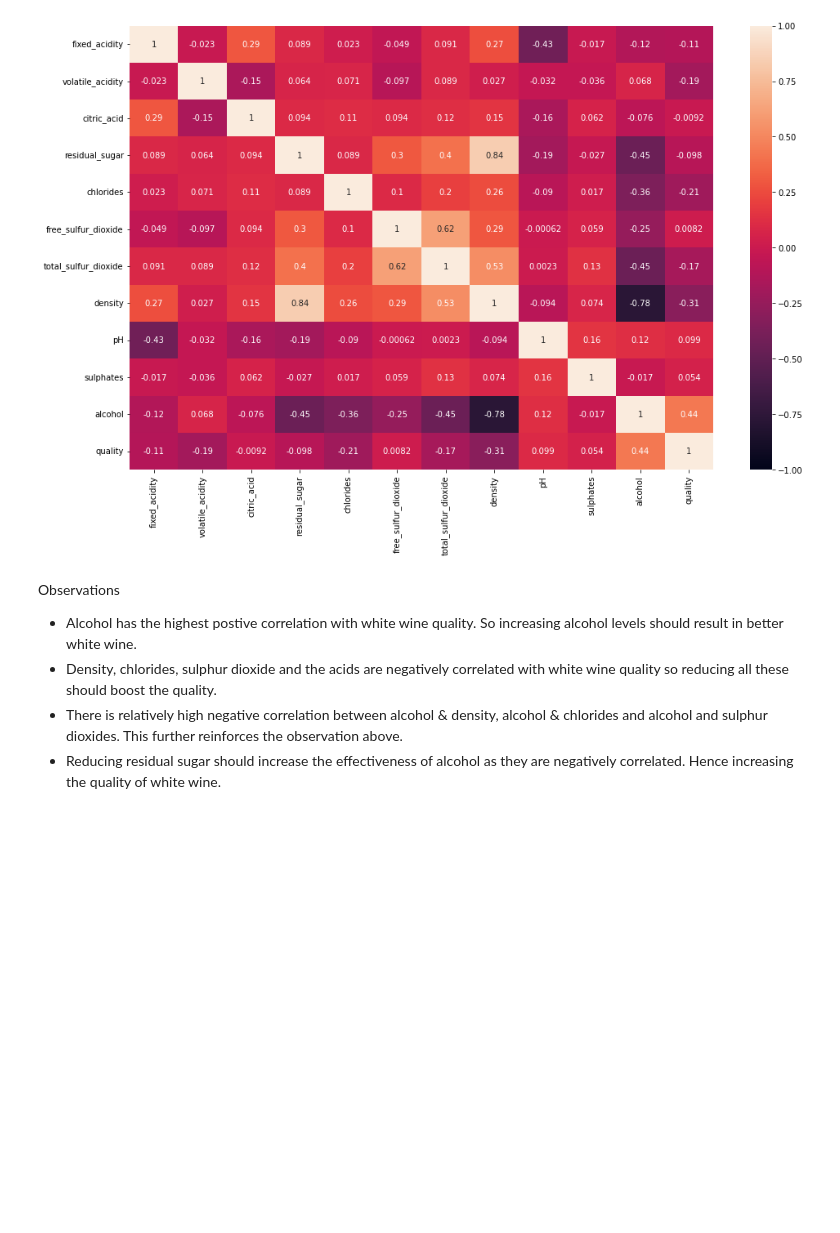
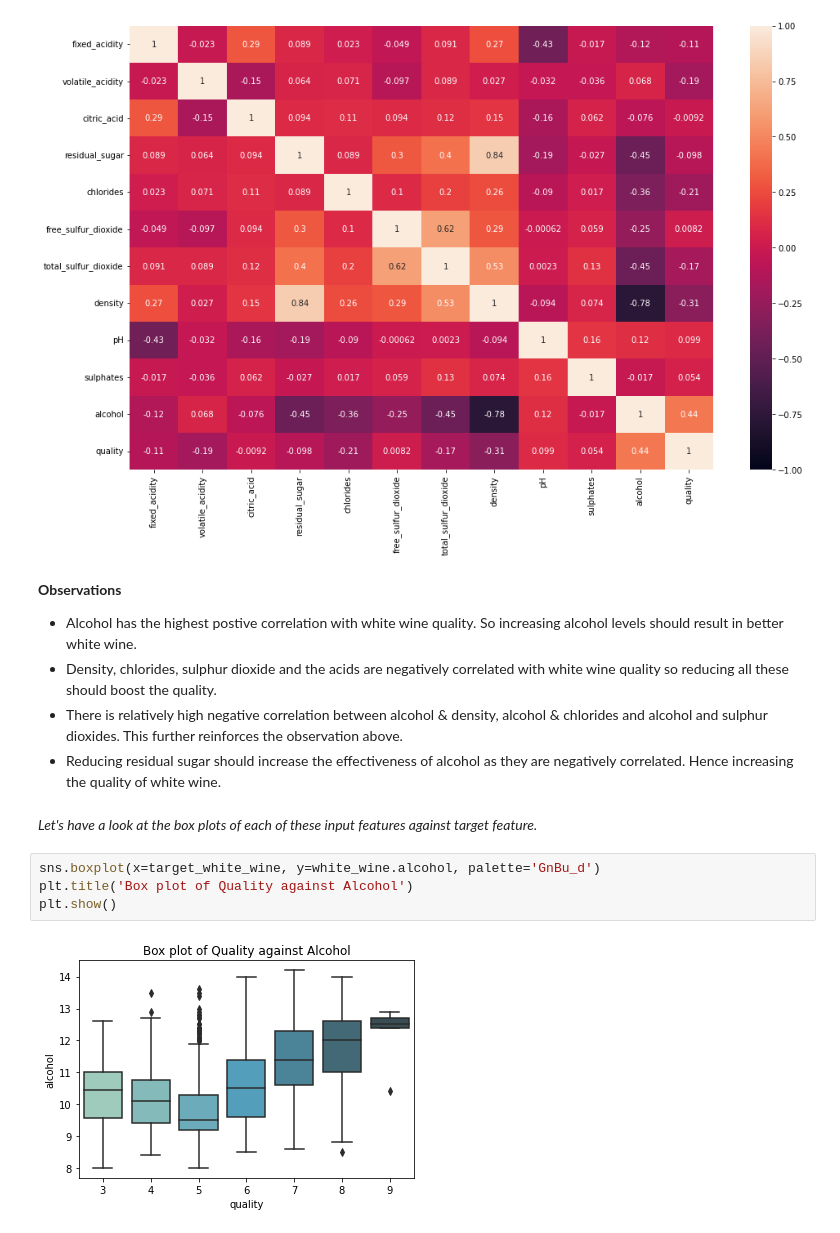
Before and after one commit to faroukkbello/White-Wine-EDA, a Jupyter notebook: White Wine EDA.ipynb, the cells around one changed output. Cells and saved outputs as stored; diff of their text form; blank space fills up the shorter version.

```diff
--- a/White Wine EDA.ipynb
+++ b/White Wine EDA.ipynb
@@ -346,8 +340,16 @@ plt.show()
 # %% [output]
 [figure]
 # %% [markdown]
-Observations
+**Observations**
 - Alcohol has the highest postive correlation with white wine quality. So increasing alcohol levels should result in better white wine.
 - Density, chlorides, sulphur dioxide and the acids are negatively correlated with white wine quality so reducing all these should boost the quality.
 - There is relatively high negative correlation between alcohol & density, alcohol & chlorides and alcohol and sulphur dioxides. This further reinforces the observation above.
 - Reducing residual sugar should increase the effectiveness of alcohol as they are negatively correlated. Hence increasing the quality of white wine.
+# %% [markdown]
+*Let's have a look at the box plots of each of these input features against target feature.*
+# %%
+sns.boxplot(x=target_white_wine, y=white_wine.alcohol, palette='GnBu_d')
+plt.title('Box plot of Quality against Alcohol')
+plt.show()
+# %% [output]
+[figure, added]
```
Also changed, not shown: parts of 37 cells of this notebook, 1 other file.
